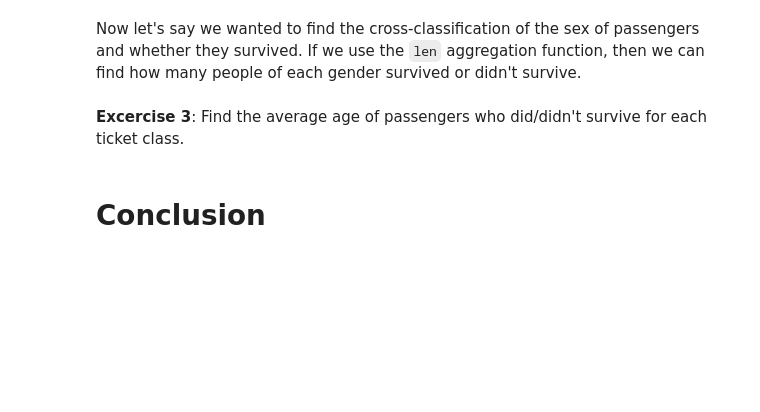
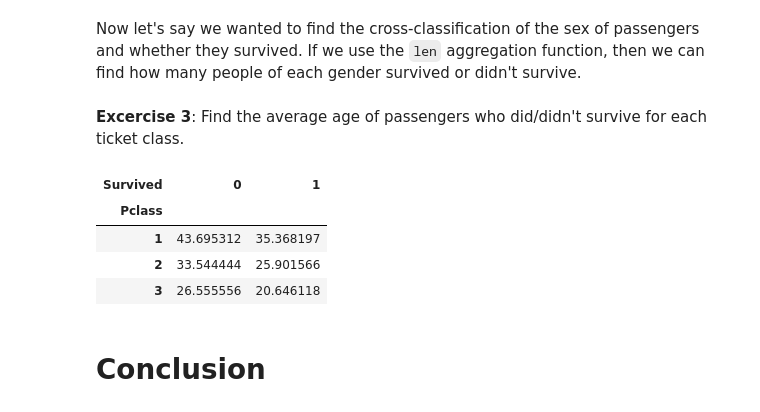
Before and after one commit to DragonKyro/Fall_2022_SAAS_ED_Materials, a Jupyter notebook: Fall_2022_Lectures/Lecture_3/Lecture-Numpy and Pandas.ipynb, the cells around one changed output. Cells and saved outputs as stored; diff of their text form; code cells hidden in the pictures; blank space fills up the shorter version.

```diff
--- a/Fall_2022_Lectures/Lecture_3/Lecture-Numpy and Pandas.ipynb
+++ b/Fall_2022_Lectures/Lecture_3/Lecture-Numpy and Pandas.ipynb
@@ -696,3 +1111,16 @@ pd.pivot_table(titanic_train,
+# %%
+"""YOUR CODE HERE"""
+pd.pivot_table(titanic_train,
+               index='Pclass',         # Index for rows
+               columns='Survived',        # Columns
+               values='Age',        # Values in table
+               aggfunc=np.mean) # Aggregation function
+# %% [output]
+| Survived | 0 | 1 |
+| Pclass |  |  |
+| 1 | 43.695312 | 35.368197 |
+| 2 | 33.544444 | 25.901566 |
+| 3 | 26.555556 | 20.646118 |
 # %% [markdown]
 # Conclusion
 # %% [markdown]
```
Also changed, not shown: parts of 105 cells of this notebook, 5 other files.
